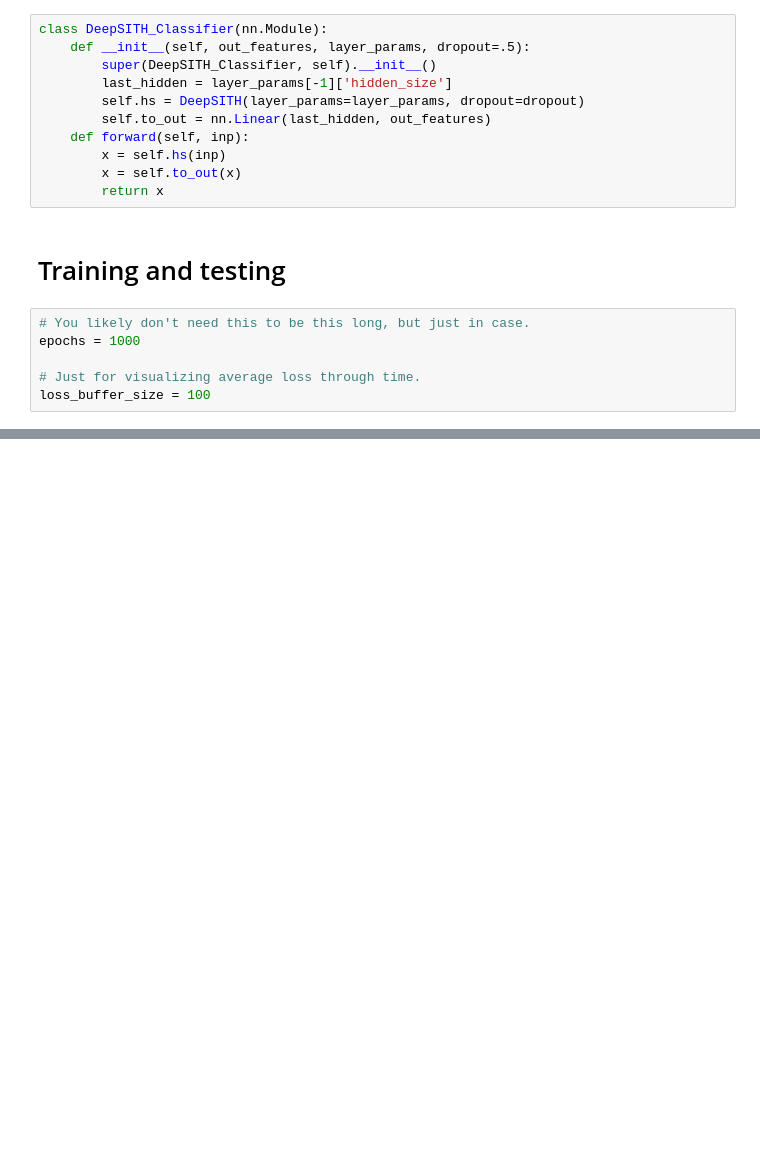
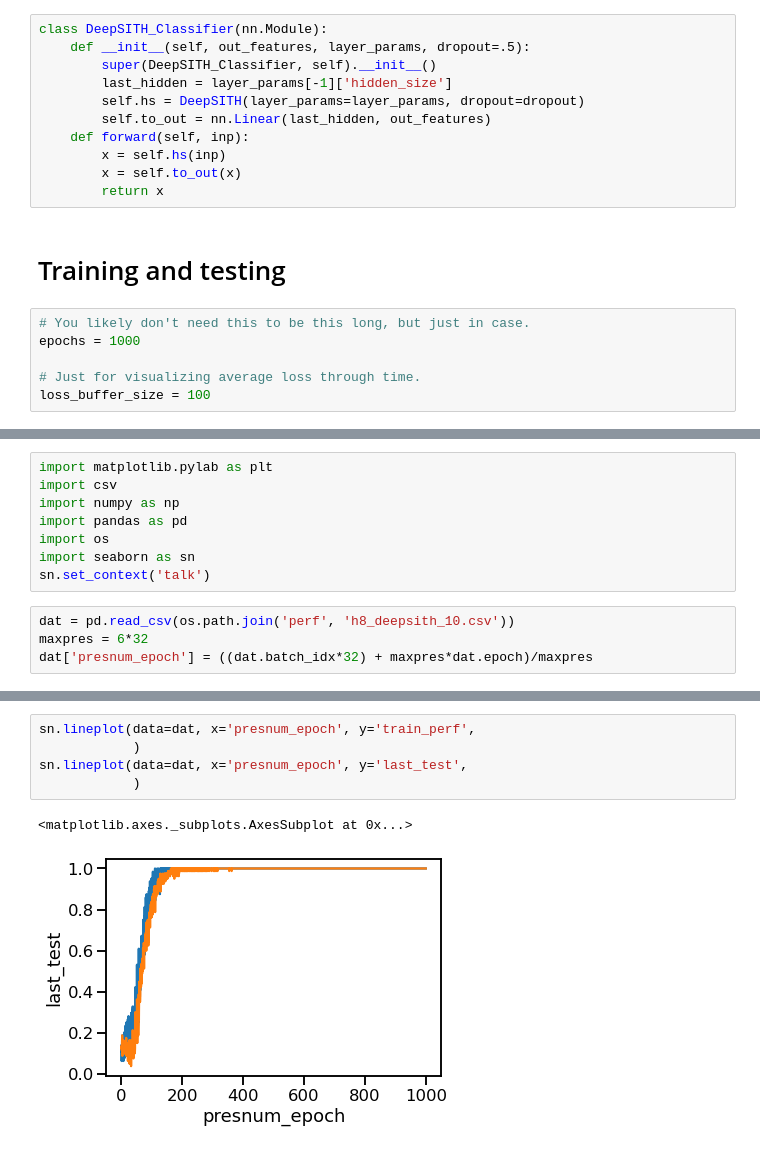
Before and after one commit to compmem/DeepSITH, a Jupyter notebook: experiments/Hateful8/hateful8.ipynb, the cells around one changed output, grey strips where cells are left out. Saved outputs shown, nothing was run; the diff lists cells and outputs as text; blank space fills up the shorter version.

```diff
--- a/experiments/Hateful8/hateful8.ipynb
+++ b/experiments/Hateful8/hateful8.ipynb
@@ -329,0 +296,12 @@ plt.savefig(join("figs","DeepSith_training_H8"))
+# %%
+import matplotlib.pylab as plt
+import csv
+import numpy as np
+import pandas as pd
+import os
+import seaborn as sn
+sn.set_context('talk')
+# %%
+dat = pd.read_csv(os.path.join('perf', 'h8_deepsith_10.csv'))
+maxpres = 6*32
+dat['presnum_epoch'] = ((dat.batch_idx*32) + maxpres*dat.epoch)/maxpres
@@ -329,0 +324,8 @@ plt.savefig(join("figs","DeepSith_training_H8"))
+# %%
+sn.lineplot(data=dat, x='presnum_epoch', y='train_perf',
+            )
+sn.lineplot(data=dat, x='presnum_epoch', y='last_test',
+            )
+# %% [output]
+<matplotlib.axes._subplots.AxesSubplot at 0x...>
+[figure, added]
```
Also changed, not shown: parts of 15 cells of this notebook, 4 other files.
